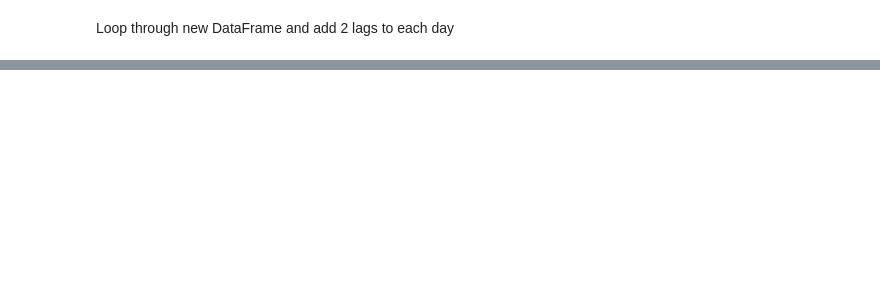
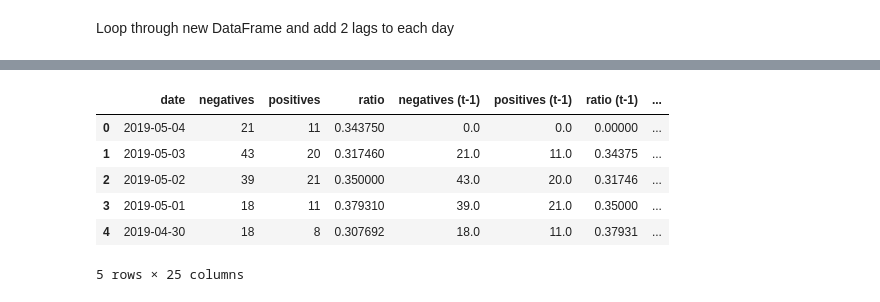
Before and after one commit to falkenovergaard/TA_Exam, a Jupyter notebook: Machine Learning.ipynb, the cells around one changed output, grey strips where cells are left out. Saved outputs shown, nothing was run; the diff lists cells and outputs as text; code cells hidden in the pictures; blank space fills up the shorter version.

```diff
--- a/Machine Learning.ipynb
+++ b/Machine Learning.ipynb
@@ -76,2 +90,15 @@ new_df['label'] = new_df['label'].astype(int)
 # %%
 new_df.fillna(0, inplace=True)
+# %%
+df_price = pd.read_excel('data/price/BTC.xlsx')
+df_price['date'] = pd.to_datetime(df_price['Date'])
+
+new_df = pd.merge(new_df, df_price, how='inner', on='date')
+# %% [output]
+|  | date | negatives | positives | ratio | negatives (t-1) | positives (t-1) | ratio (t-1) | ... |
+| 0 | 2019-05-04 | 21 | 11 | 0.343750 | 0.0 | 0.0 | 0.00000 | ... |
+| 1 | 2019-05-03 | 43 | 20 | 0.317460 | 21.0 | 11.0 | 0.34375 | ... |
+| 2 | 2019-05-02 | 39 | 21 | 0.350000 | 43.0 | 20.0 | 0.31746 | ... |
+| 3 | 2019-05-01 | 18 | 11 | 0.379310 | 39.0 | 21.0 | 0.35000 | ... |
+| 4 | 2019-04-30 | 18 | 8 | 0.307692 | 18.0 | 11.0 | 0.37931 | ... |
+5 rows × 25 columns
```
Also changed, not shown: parts of 17 cells of this notebook, 3 other files.
